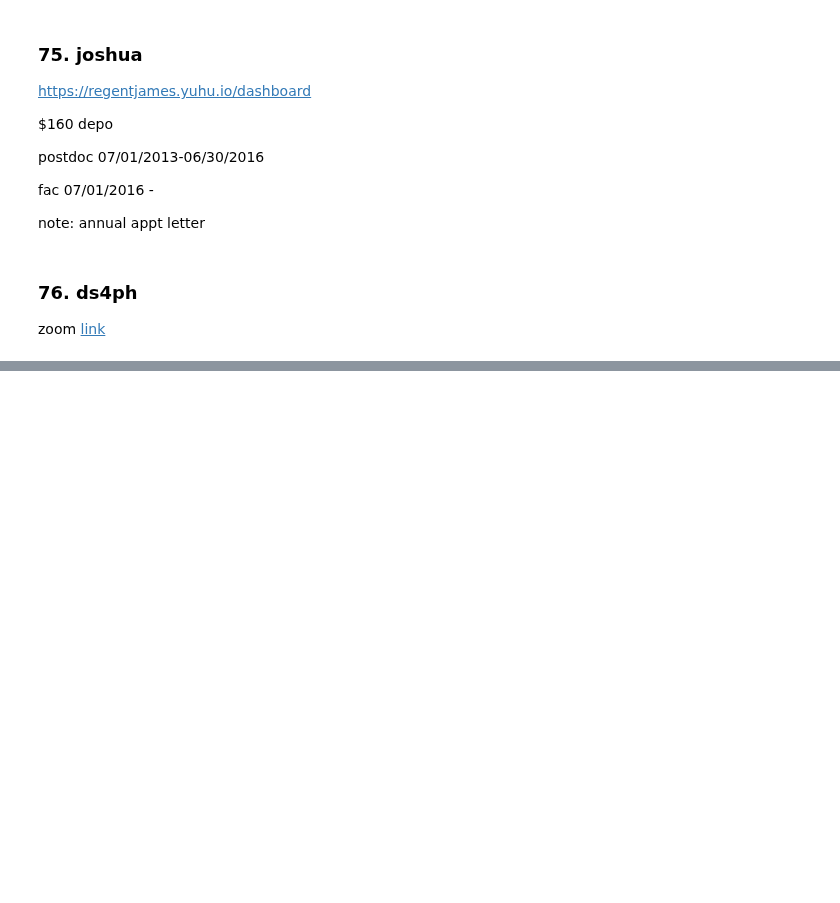
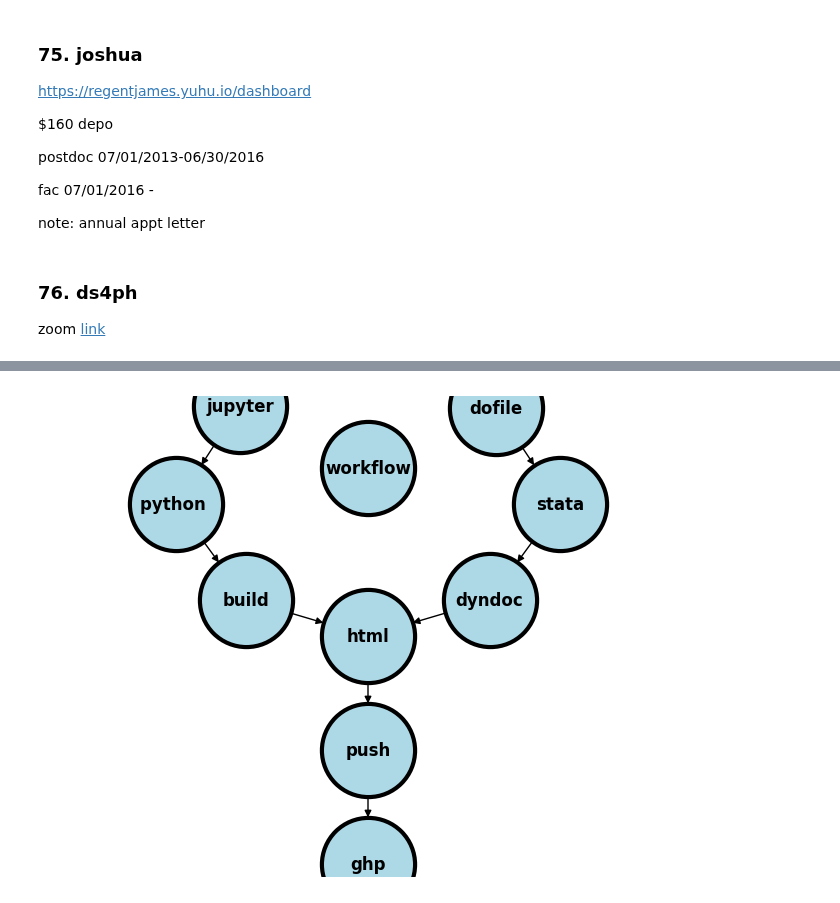
Before and after one commit to muzaale/book, a Jupyter notebook: Dropbox (Personal)/4d.∫δυσφορία.dt,ψ/4.describe/book/_build/jupyter_execute/note.ipynb, the cells around one changed output, grey strips where cells are left out. Cells and saved outputs as stored; diff of their text form; code cells hidden in the pictures; blank space fills up the shorter version.

```diff
--- a/Dropbox (Personal)/4d.∫δυσφορία.dt,ψ/4.describe/book/_build/jupyter_execute/note.ipynb
+++ b/Dropbox (Personal)/4d.∫δυσφορία.dt,ψ/4.describe/book/_build/jupyter_execute/note.ipynb
@@ -1155,0 +1162,38 @@ dyndoc nhanes-stmd.do, saving(nhanes.html)
+# %%
+import networkx as nx
+import matplotlib.pyplot as plt
+#import numpy as np
+#import sklearn as skl
+#
+
+#plt.figure(figsize=[2, 2])
+G = nx.DiGraph()
+G.add_node("workflow",  pos = (0,700) )
+G.add_node("jupyter",  pos = (-2000, 960) )
+G.add_node("dofile",  pos = (2000, 950) )
+G.add_node("python ", pos = (-3000, 550) )
+G.add_node("stata", pos = (3000, 550) )
+G.add_node("build", pos = (-1900, 150) )
+G.add_node("dyndoc", pos = (1900, 150) )
+G.add_node("html", pos = (0,0))
+G.add_node("push", pos = (0, -475))
+G.add_node("ghp", pos = (0, -950))
+G.add_edges_from([ ("jupyter","python "), ("dofile", "stata")])
+G.add_edges_from([("python ", "build"), ("stata", "dyndoc") ])
+G.add_edges_from([("build", "html"), ("dyndoc", "html")])
+G.add_edges_from([("html","push")])
+G.add_edges_from([("push","ghp")])
+nx.draw(G,
+        nx.get_node_attributes(G, 'pos'),
+        with_labels=True,
+        font_weight='bold',
+        node_size = 4500,
+        node_color = "lightblue",
+        linewidths = 3)
+ax= plt.gca()
+ax.collections[0].set_edgecolor("#000000")
+ax.set_xlim([-5000, 5000])
+ax.set_ylim([-1000, 1000])
+plt.show()
+# %% [output]
+[figure, added]
```
Also changed, not shown: parts of 5 cells of this notebook, 8 other files.
